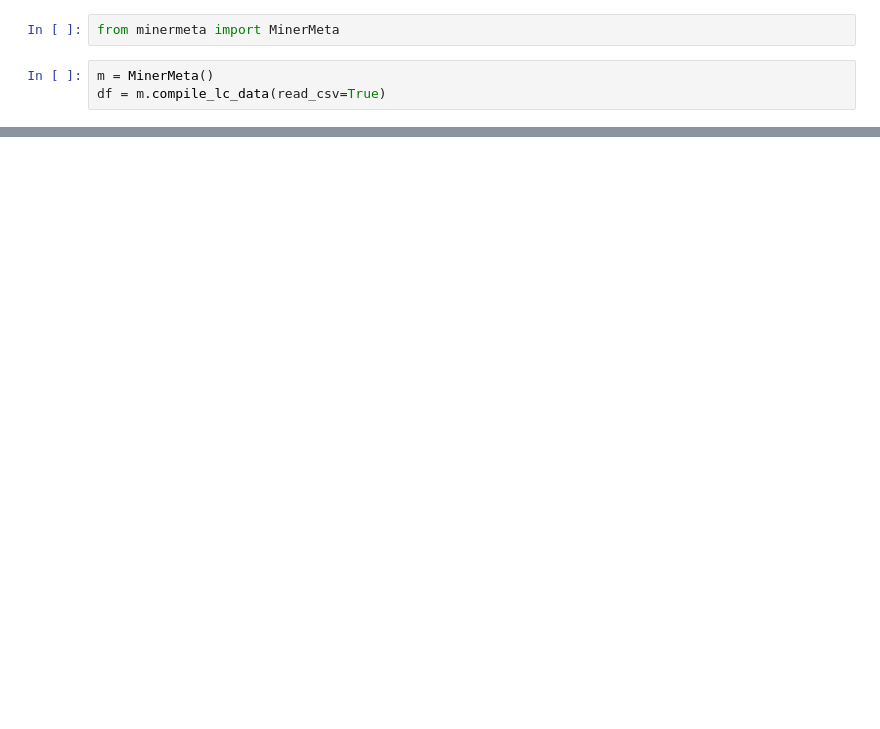
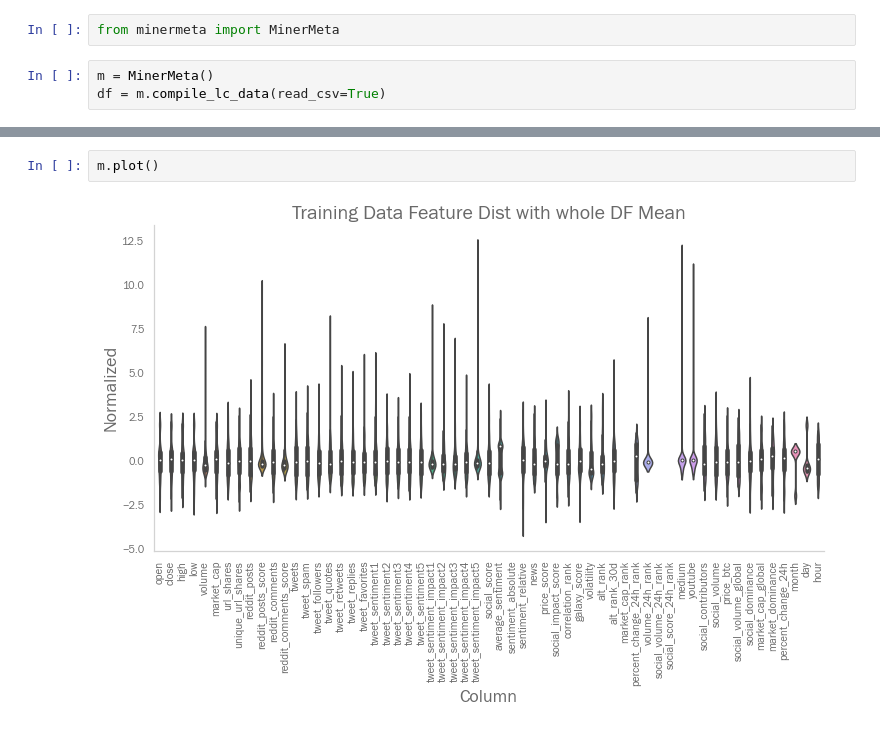
Before and after one commit to jdavisdevops/underminer_v2, a Jupyter notebook: interface.ipynb, the cells around one changed output, grey strips where cells are left out. Cells and saved outputs as stored; diff of their text form; blank space fills up the shorter version.

Commit message:
Updated Graphing Logic, implemented new model architecture and eval metrics

```diff
--- a/interface.ipynb
+++ b/interface.ipynb
@@ -30,0 +12,4 @@ m.predict_and_plot()
+# %%
+m.plot()
+# %% [output]
+[figure, added]
```
Also changed, not shown: parts of 5 cells of this notebook, 1 other file.
